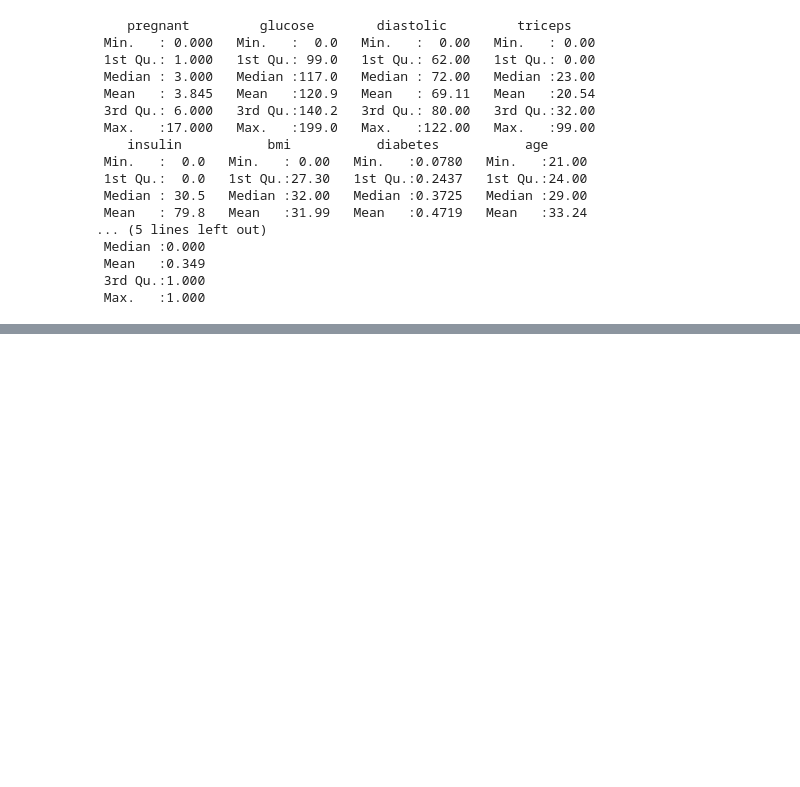
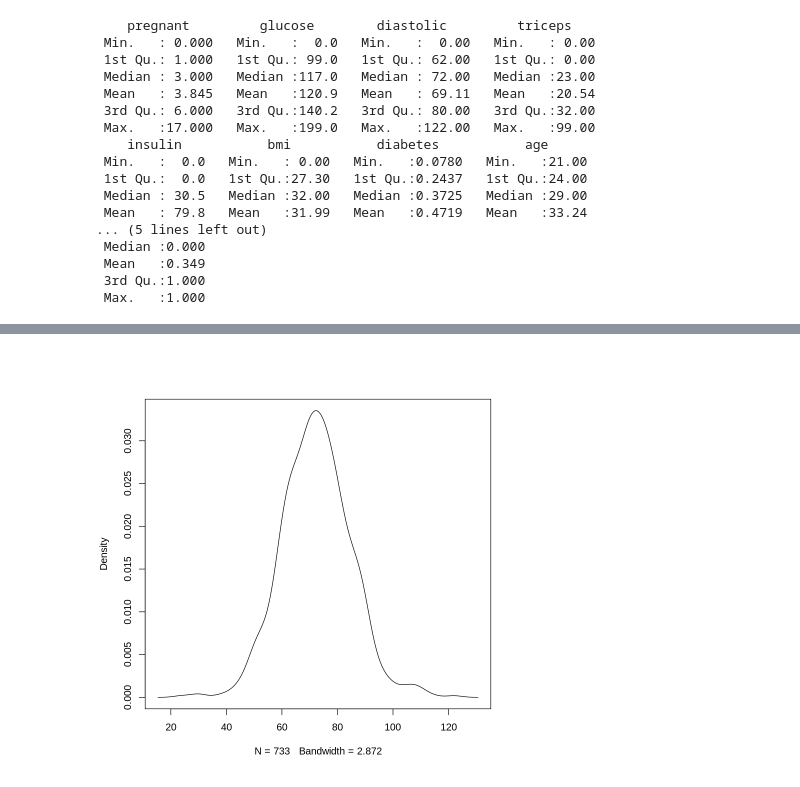
Before and after one commit to j-buss/Linear_Models_with_R, a Jupyter notebook: Chapter_01/Chapter_01_Notes.ipynb, the cells around one changed output, grey strips where cells are left out. Drawn from its saved outputs; the diff is of its cells as text; code cells hidden in the pictures; blank space fills up the shorter version.

```diff
--- a/Chapter_01/Chapter_01_Notes.ipynb
+++ b/Chapter_01/Chapter_01_Notes.ipynb
@@ -46,0 +106,4 @@ summary(pima)
+# %%
+plot(density(pima$diastolic, na.rm=TRUE),main="")
+# %% [output]
+[figure, added]
```
Also changed, not shown: parts of 10 cells of this notebook, 1 other file.
